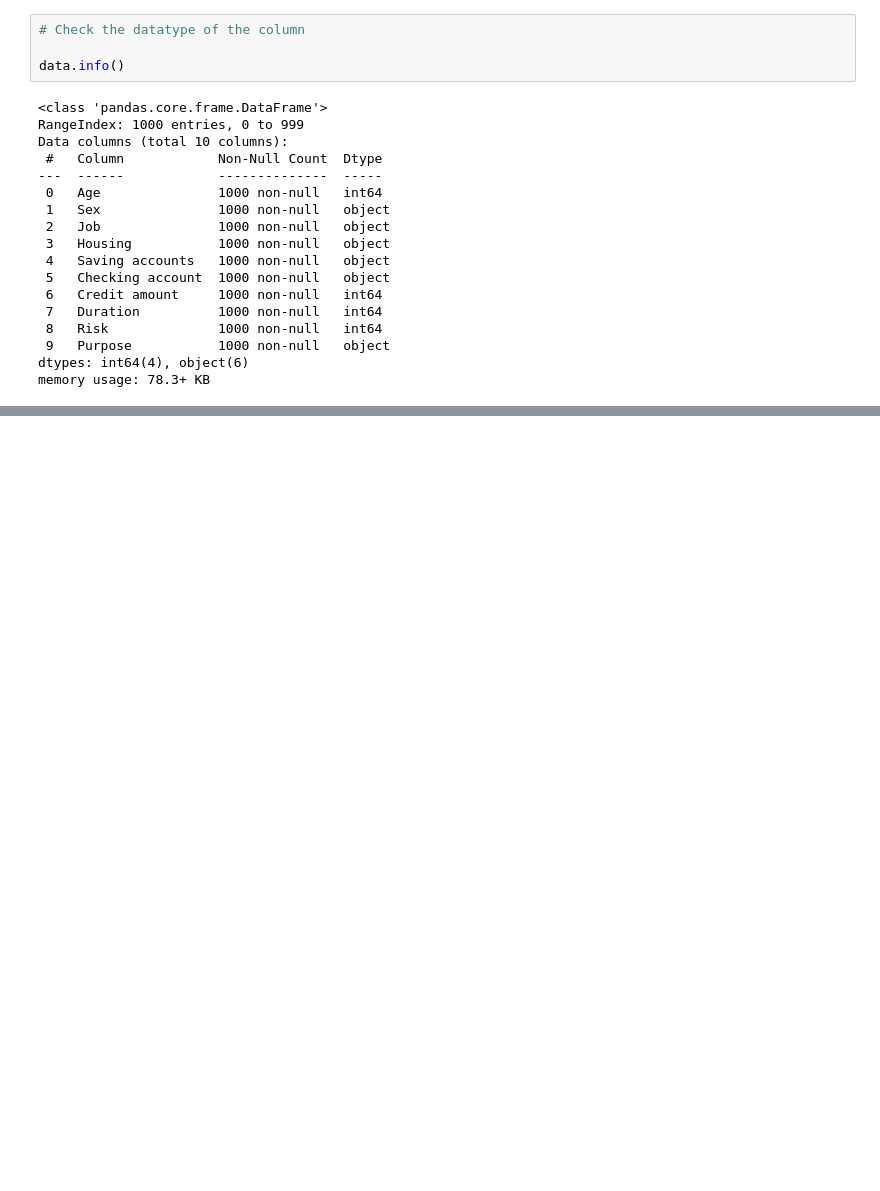
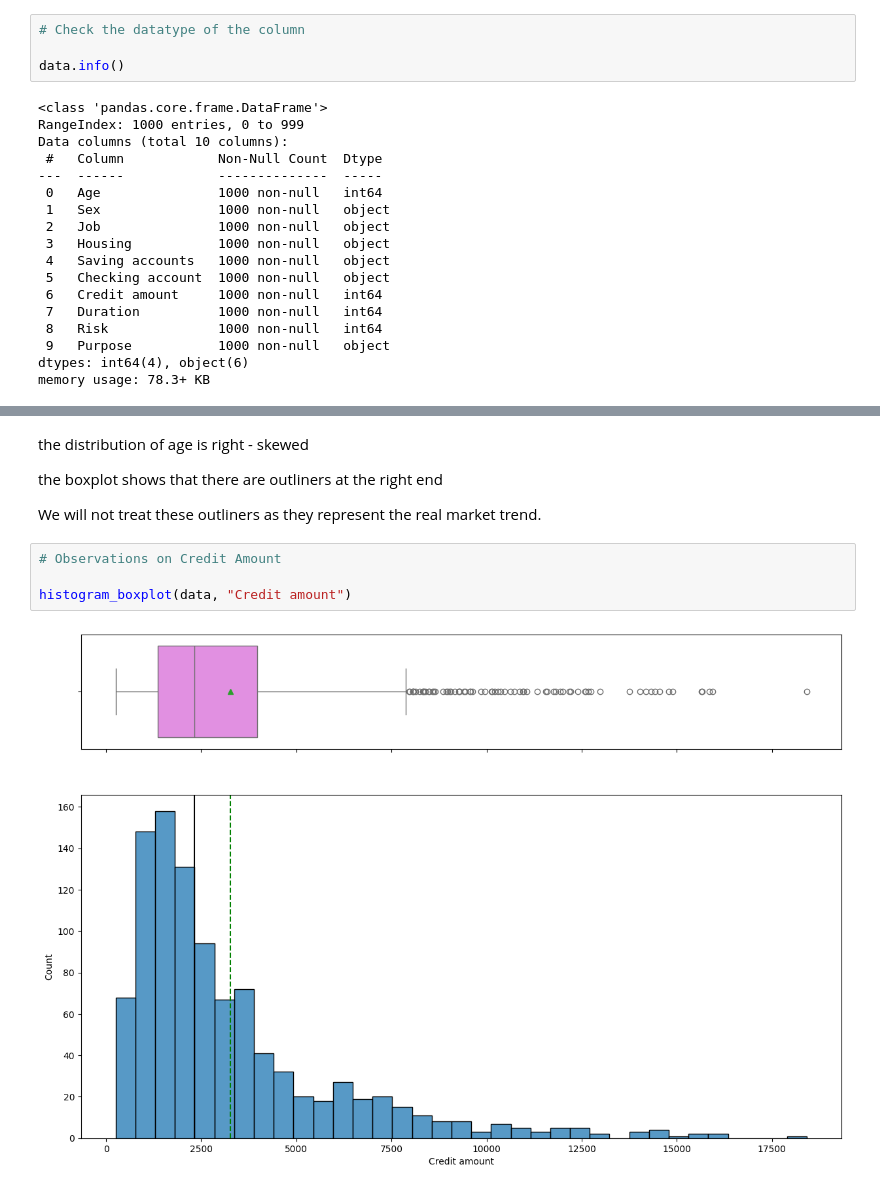
Before and after one commit to dakshayani2906/Data-Science-Portfolio, a Jupyter notebook: German_Credit_Risk_Analysis.ipynb, the cells around one changed output, grey strips where cells are left out. Drawn from its saved outputs; the diff is of its cells as text; blank space fills up the shorter version.

```diff
--- a/German_Credit_Risk_Analysis.ipynb
+++ b/German_Credit_Risk_Analysis.ipynb
@@ -107,0 +238,12 @@ We have only three continous variables - Age, Credit Amount, and Duration
+# %% [markdown]
+the distribution of age is right - skewed
+
+the boxplot shows that there are outliners at the right end
+
+We will not treat these outliners as they represent the real market trend.
+# %%
+# Observations on Credit Amount
+
+histogram_boxplot(data, "Credit amount")
+# %% [output]
+[figure, added]
```
Also changed, not shown: parts of 16 cells of this notebook.
